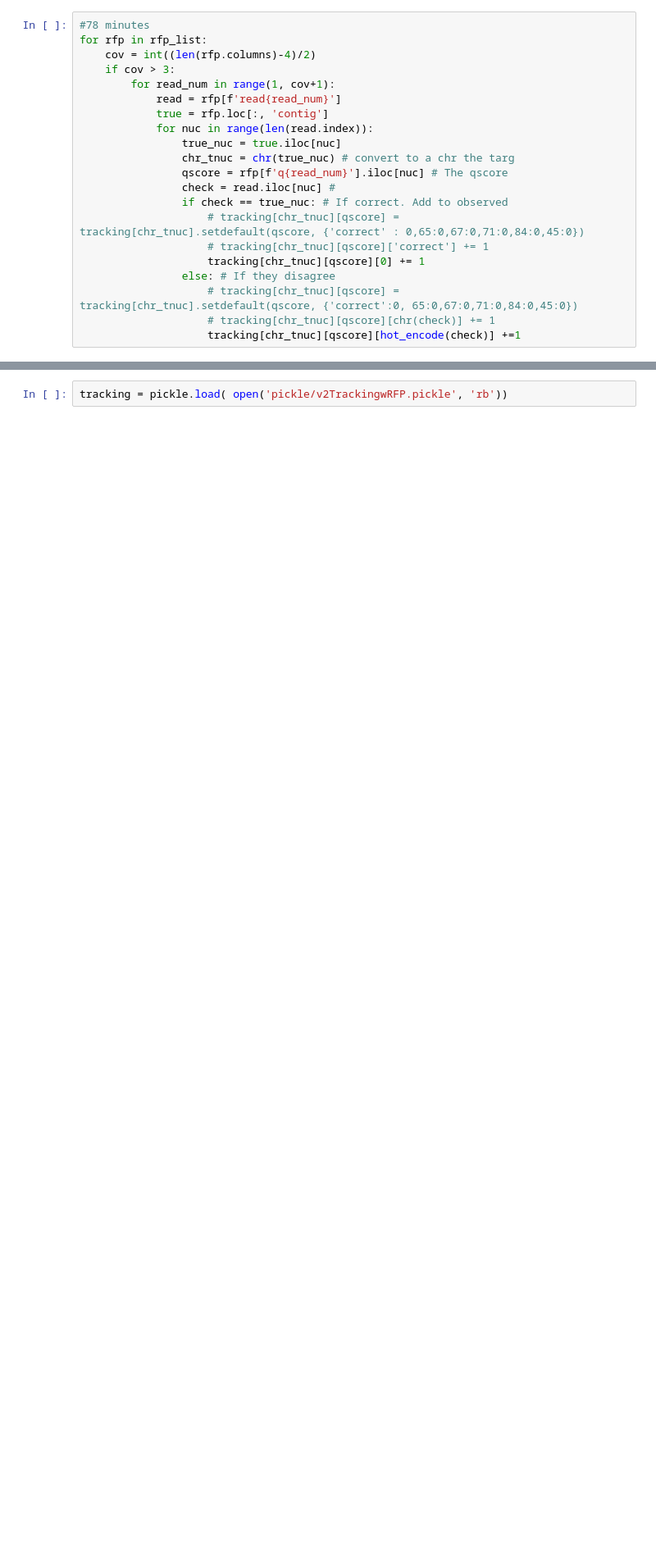
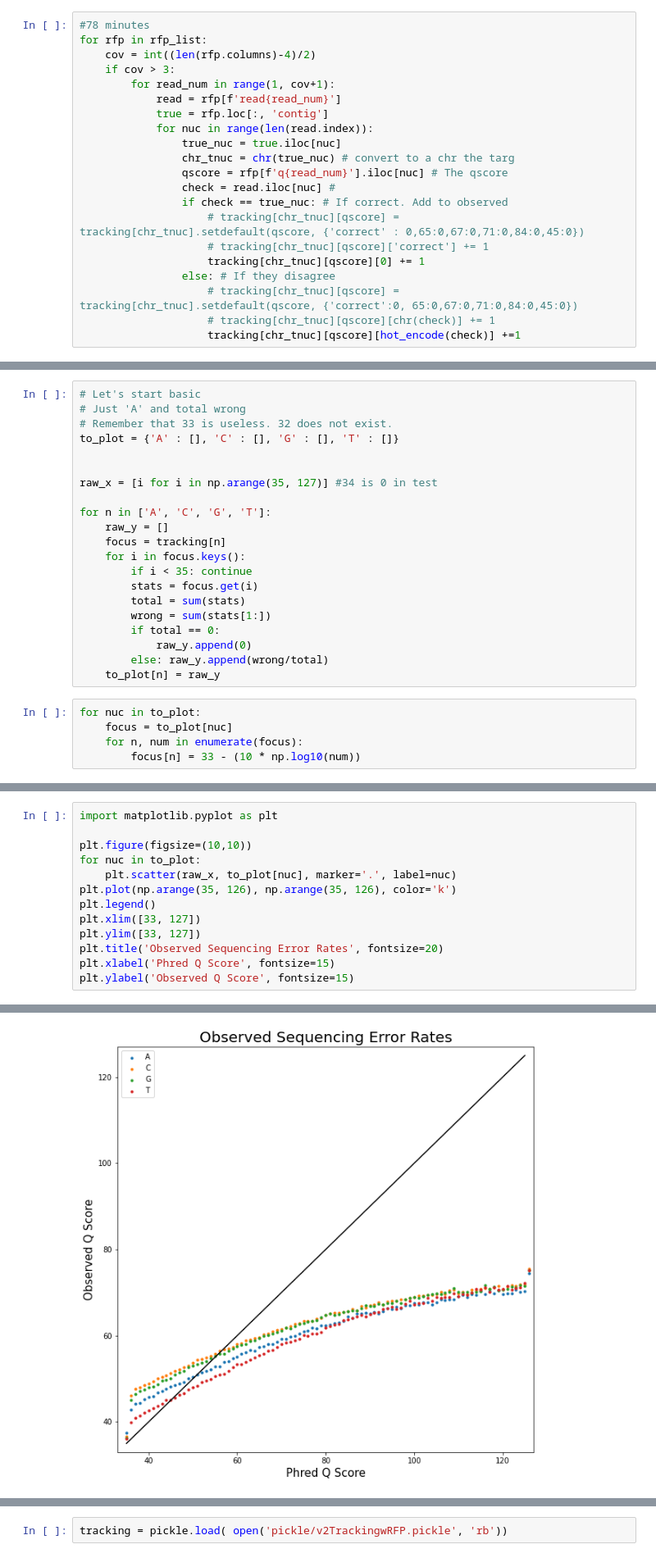
Before and after one commit to Davidebear/mutalib, a Jupyter notebook: EM.ipynb, the cells around one changed output, grey strips where cells are left out. Shown at 82% size. Cells and saved outputs as stored; diff of their text form; blank space fills up the shorter version.

Commit message:
add observed q score and compositional probability

```diff
--- a/EM.ipynb
+++ b/EM.ipynb
@@ -110,0 +257,26 @@ for rfp in rfp_list:
+# %%
+# Let's start basic
+# Just 'A' and total wrong
+# Remember that 33 is useless. 32 does not exist.
+to_plot = {'A' : [], 'C' : [], 'G' : [], 'T' : []}
+
+
+raw_x = [i for i in np.arange(35, 127)] #34 is 0 in test
+
+for n in ['A', 'C', 'G', 'T']:
+    raw_y = []
+    focus = tracking[n]
+    for i in focus.keys():
+        if i < 35: continue
+        stats = focus.get(i)
+        total = sum(stats)
+        wrong = sum(stats[1:])
+        if total == 0:
+            raw_y.append(0)
+        else: raw_y.append(wrong/total)
+    to_plot[n] = raw_y
+# %%
+for nuc in to_plot:
+    focus = to_plot[nuc]
+    for n, num in enumerate(focus):
+        focus[n] = 33 - (10 * np.log10(num))
@@ -110,0 +303,14 @@ for rfp in rfp_list:
+# %%
+import matplotlib.pyplot as plt
+
+plt.figure(figsize=(10,10))
+for nuc in to_plot:
+    plt.scatter(raw_x, to_plot[nuc], marker='.', label=nuc)
+plt.plot(np.arange(35, 126), np.arange(35, 126), color='k')
+plt.legend()
+plt.xlim([33, 127])
+plt.ylim([33, 127])
+plt.title('Observed Sequencing Error Rates', fontsize=20)
+plt.xlabel('Phred Q Score', fontsize=15)
+plt.ylabel('Observed Q Score', fontsize=15)
+# %% [output]
@@ -110,0 +318 @@ for rfp in rfp_list:
+[figure, added]
```
Also changed, not shown: parts of 19 cells of this notebook, 1 other file.
